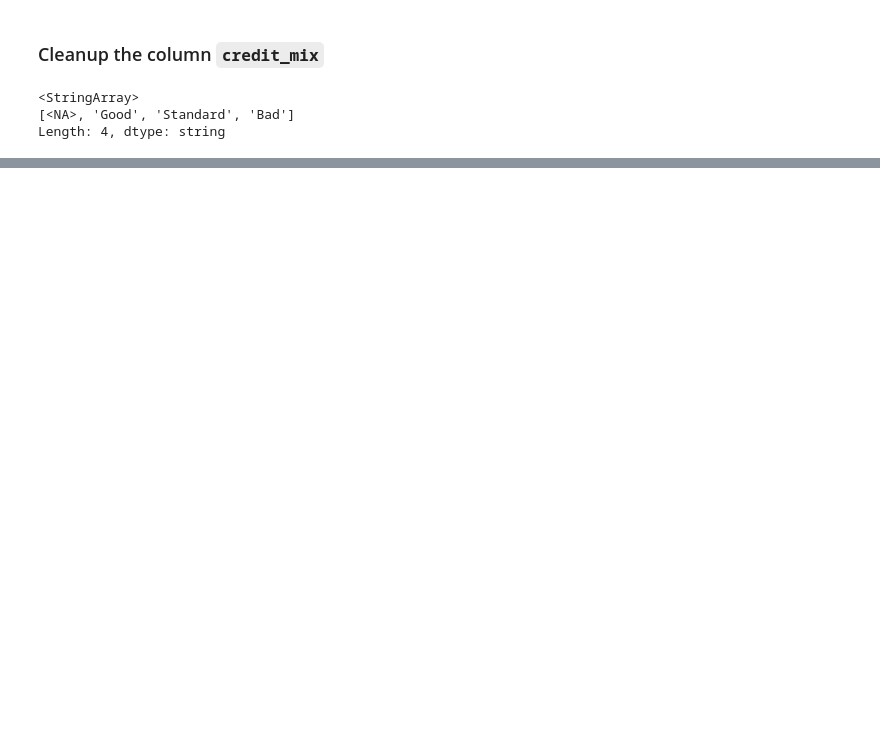
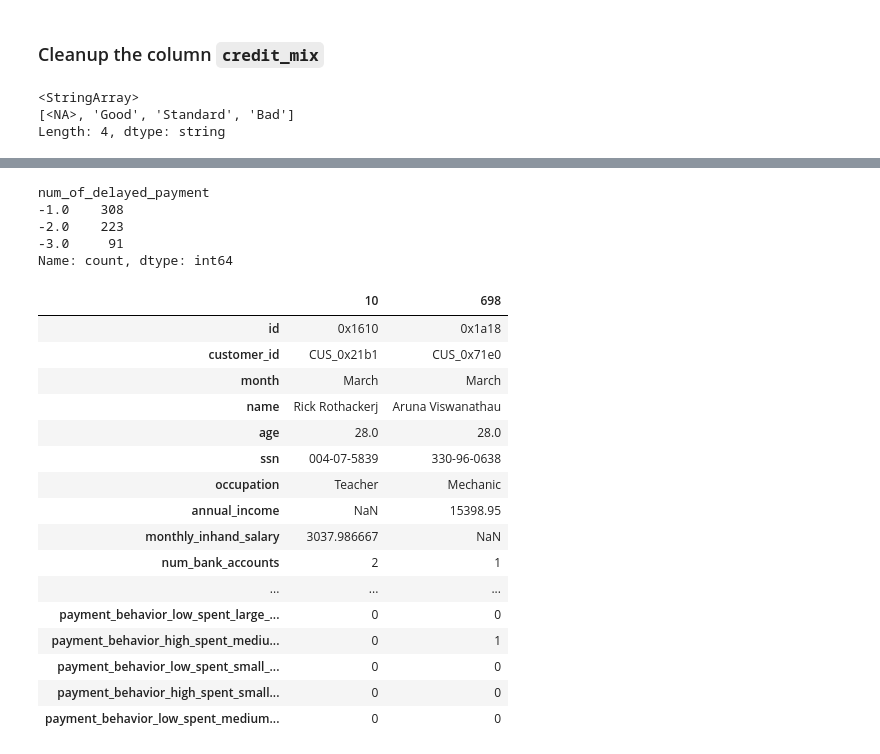
Before and after one commit to ArkadiyShuvaev/Customer-Risk-Prediction-from-Financial-Behavior, a Jupyter notebook: notebooks/prepare_dataset.ipynb, the cells around one changed output, grey strips where cells are left out. Cells and saved outputs as stored; diff of their text form; code cells hidden in the pictures; blank space fills up the shorter version.

```diff
--- a/notebooks/prepare_dataset.ipynb
+++ b/notebooks/prepare_dataset.ipynb
@@ -329,0 +425,13 @@ Length: 4, dtype: string
+# %%
+df["payment_behaviour"] = df["payment_behaviour"].replace("!@9#%8", pd.NA)
+# %%
+payment_behavior_values = set()
+
+for val in df["payment_behaviour"]:
+    if pd.isna(val) is True:
+        continue
+
+    parts = val.lower().split("_payments")
+    payment_behavior_values.add(parts[0])
+
+payment_behavior_values
@@ -329,0 +445,9 @@ Length: 4, dtype: string
+# %%
+for payment_behavior_value in payment_behavior_values:
+    column_name = f"payment_behavior_{payment_behavior_value}"
+
+    df[column_name] = df["payment_behaviour"].apply(
+        lambda value: 1 if pd.notna(value) and payment_behavior_value in value.lower() else 0
+    )
+# %%
+df = df.drop(["payment_behaviour"], axis=1, errors="ignore")
@@ -329,0 +474,28 @@ Length: 4, dtype: string
+# %%
+df[df["num_of_delayed_payment"] < 0]["num_of_delayed_payment"].value_counts()
+# %% [output]
+num_of_delayed_payment
+-1.0    308
+-2.0    223
+-3.0     91
+Name: count, dtype: int64
+# %%
+df[df["num_of_delayed_payment"] == -1].head(2).T
+# %% [output]
+|  | 10 | 698 |
+| id | 0x1610 | 0x1a18 |
+| customer_id | CUS_0x21b1 | CUS_0x71e0 |
+| month | March | March |
+| name | Rick Rothackerj | Aruna Viswanathau |
+| age | 28.0 | 28.0 |
+| ssn | 004-07-5839 | 330-96-0638 |
+| occupation | Teacher | Mechanic |
+| annual_income | NaN | 15398.95 |
+| monthly_inhand_salary | 3037.986667 | NaN |
+| num_bank_accounts | 2 | 1 |
+| ... | ... | ... |
+| payment_behavior_low_spent_large_... | 0 | 0 |
+| payment_behavior_high_spent_mediu... | 0 | 1 |
+| payment_behavior_low_spent_small_... | 0 | 0 |
+| payment_behavior_high_spent_small... | 0 | 0 |
+| payment_behavior_low_spent_medium... | 0 | 0 |
```
Also changed, not shown: parts of 37 cells of this notebook, 2 other files.
